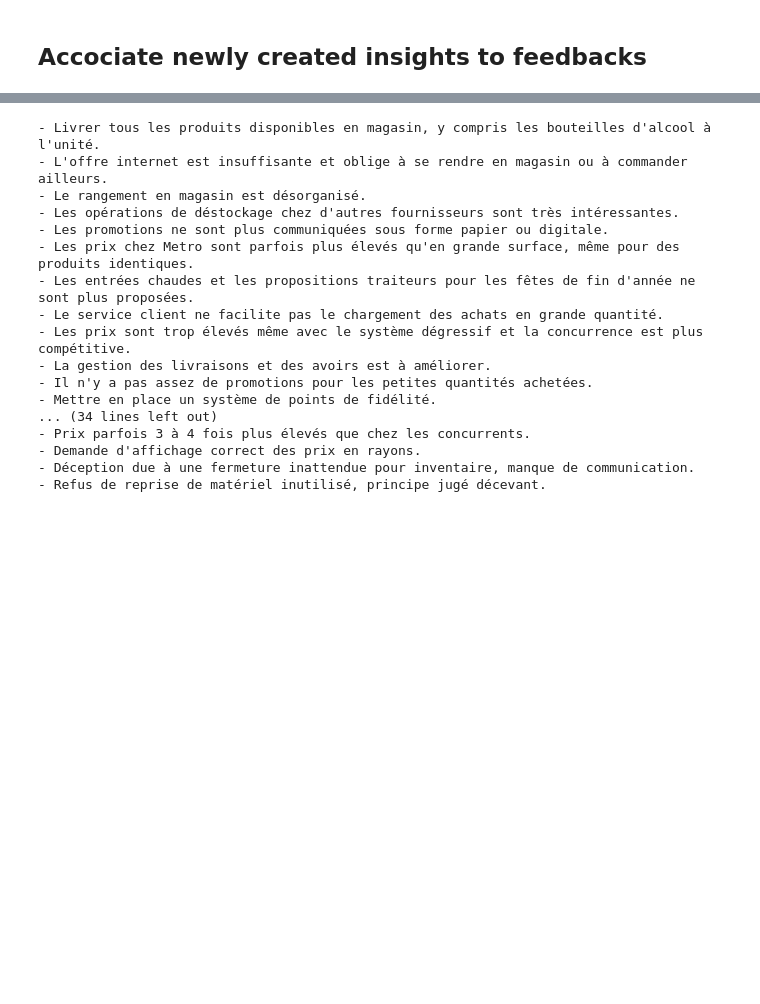
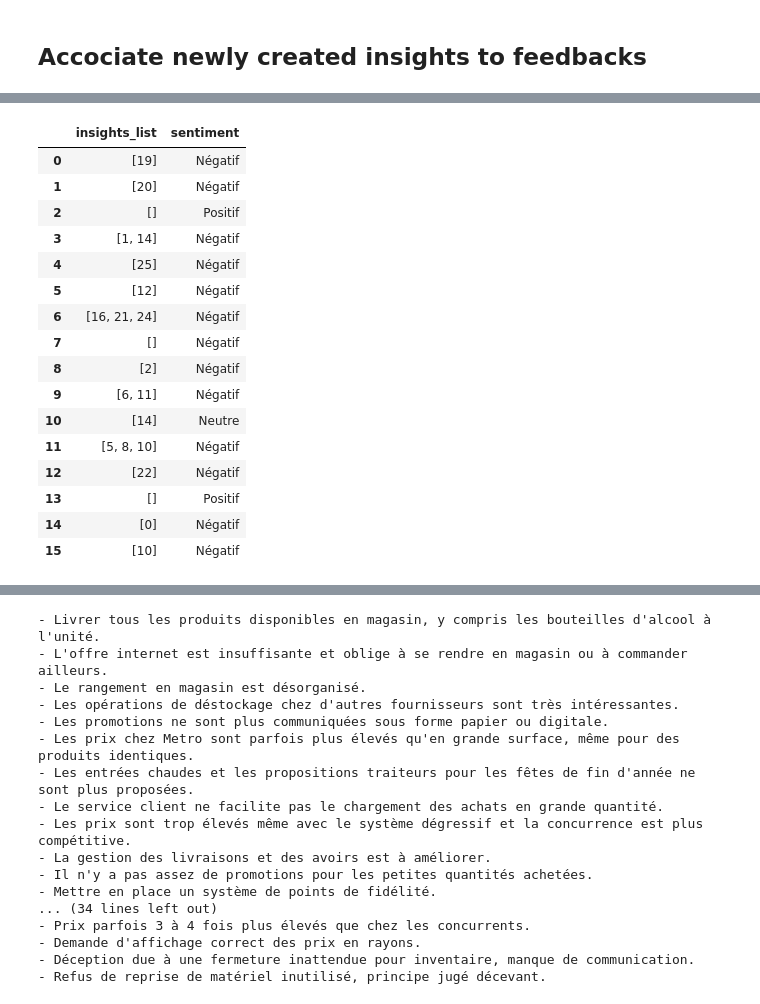
Before and after one commit to ArnaudGardille/Feedback-Analysis, a Jupyter notebook: pipeline.ipynb, the cells around one changed output, grey strips where cells are left out. Cells and saved outputs as stored; diff of their text form; code cells hidden in the pictures; blank space fills up the shorter version.

```diff
--- a/pipeline.ipynb
+++ b/pipeline.ipynb
@@ -501,8 +512,9 @@ Tu as récupérés des commentaires, et en a extrait des insights.
 Pour chacun des insights qui te sera donné, effectue les étapes suivantes:
 
 Étape 1 - Identifie si le sentiment exprimé dans chacun des retours par le {cible} est "Positif", "Neutre" ou "Négatif". Prends en compte la formulation de la question ayant été posée ({question}) afin de bien interpréter le sens du retour {cible}.
+N'oublie pas l'accent si tu choisis Négatif, il n'est pas correct d'écrire Negatif.
 
-Étape 2 - Associe chaque retour aux éventuels insights qui en découlent.
+Étape 2 - Associe chaque retour les indices des éventuels insights qui en découlent.
 Un insight doit nécessairement est associé à au moins un retour. Un retour peut n'être associé à aucun insight.
 
 Voici les retours à traiter:
@@ -511,8 +523,13 @@ Voici les retours à traiter:
 {feedbacks}
 '''
 
+Et les insights qui en ont été extrait:
+'''
+{insights}
+'''
 
-Retourne dans l'ordre les informations traitées sur les retours.
+Retourne les informations sur les retours dans l'ordre dans lequel je te les ai donnés.
+Vérifie que l'ordre correspond bien.
 """)
 
 #Et les insights qui en ont été extrait:
@@ -540,19 +553,36 @@ InsightsList(insights_list=[FirstInsight(insight_categories=[<Categories de l'in
+# %%
+class Feedback(BaseModel):
+        insights_list: List[int] = Field(description="Indices des insights associés à ce retour")
+        sentiment: Sentiment = Field(description="Sentiment exprimé")
+
+class FeedbackInfosList(BaseModel):
+        feedbacks_list: List[Feedback] = Field(description="Liste des informations qui ont respéctivement été associées aux feedbacks qui ont été donnés.")
 # %%
 prompts = []
 classes = []
-for batch_insights_df, batch_feedbacks_df in zip(responses, batchify(feedbacks_df, size=BATCH_SIZE)):
-    InsightsEnum = enum.Enum("Insight associé", [(x, i) for i, x in zip(batch_insights_df.index, batch_insights_df["contenu"])])
+for batch_insights_df, batch_feedbacks_df in zip(list_batch_insights_df, batchify(feedbacks_df, size=BATCH_SIZE)):
+    InsightsEnum = enum.Enum("Insight associé", [(convert_text_to_constants(x), i) for i, x in zip(batch_insights_df.index, batch_insights_df["contenu"])])
 
-    class Feedback(BaseModel):
-        insights_list: List[InsightsEnum] = Field(description="Insights associés à ce retour")
-        sentiment: Sentiment = Field(description="Sentiment exprimé")
-    classes.append(Feedback)
+    Feedback = create_model(
+        'Feedback',
+        insights_list: List[InsightsEnum] = Field(description="Insights associés à ce retour"),
+        sentiment: Sentiment = Field(description="Sentiment exprimé"),
+    )
+
+    FeedbackInfosList = create_model(
+        'FeedbackInfosList',
+        feedbacks_list: List[Feedback] = Field(description="Liste des informations qui ont respéctivement été associées aux feedbacks qui ont été donnés."),
+    )
+
+
+    classes.append(FeedbackInfosList)
 
     context = copy(feedback_context)
     context["feedbacks"] = "- "+"\n- ".join(batch_df['content'])
+    context["insights"] = [str(i)+" : "+x for i, x in zip(batch_insights_df.index, batch_insights_df["contenu"])]
     prompts.append(prompt_feedback.invoke(context))
 
 responses = apply_async_analysis(prompts, classes)
 
-list_batch_feedbacks_df = [pd.DataFrame(enum_to_str(response)) for response in responses]
+list_batch_feedbacks_df = [pd.DataFrame(enum_to_str(response.feedbacks_list)) for response in responses]
 # %% [output]
@@ -559,0 +606,3 @@ AttributeError: 'InsightsList' object has no attribute 'index'
+# %%
+pd.DataFrame(enum_to_str(responses[0])["feedbacks_list"])
+# %% [output]
@@ -559,0 +611,17 @@ AttributeError: 'InsightsList' object has no attribute 'index'
+|  | insights_list | sentiment |
+| 0 | [19] | Négatif |
+| 1 | [20] | Négatif |
+| 2 | [] | Positif |
+| 3 | [1, 14] | Négatif |
+| 4 | [25] | Négatif |
+| 5 | [12] | Négatif |
+| 6 | [16, 21, 24] | Négatif |
+| 7 | [] | Négatif |
+| 8 | [2] | Négatif |
+| 9 | [6, 11] | Négatif |
+| 10 | [14] | Neutre |
+| 11 | [5, 8, 10] | Négatif |
+| 12 | [22] | Négatif |
+| 13 | [] | Positif |
+| 14 | [0] | Négatif |
+| 15 | [10] | Négatif |
```
Also changed, not shown: parts of 18 cells of this notebook.
